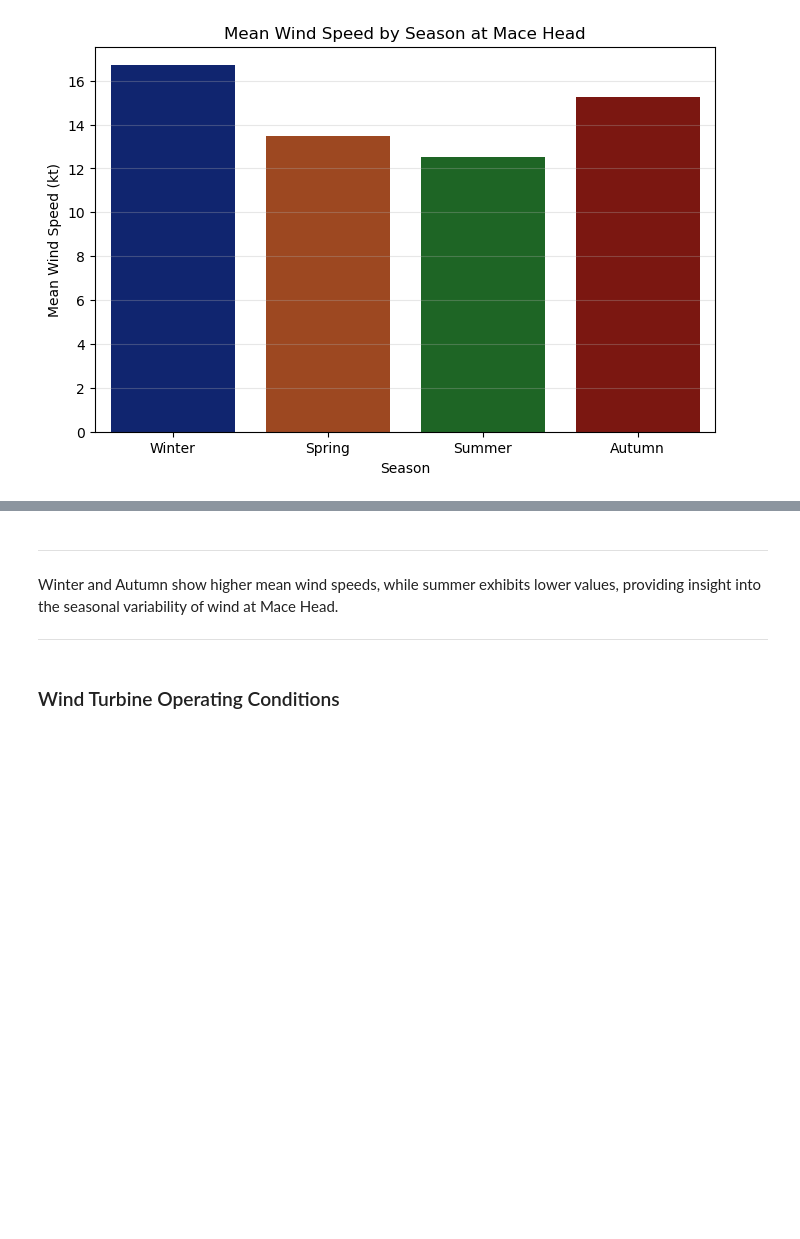
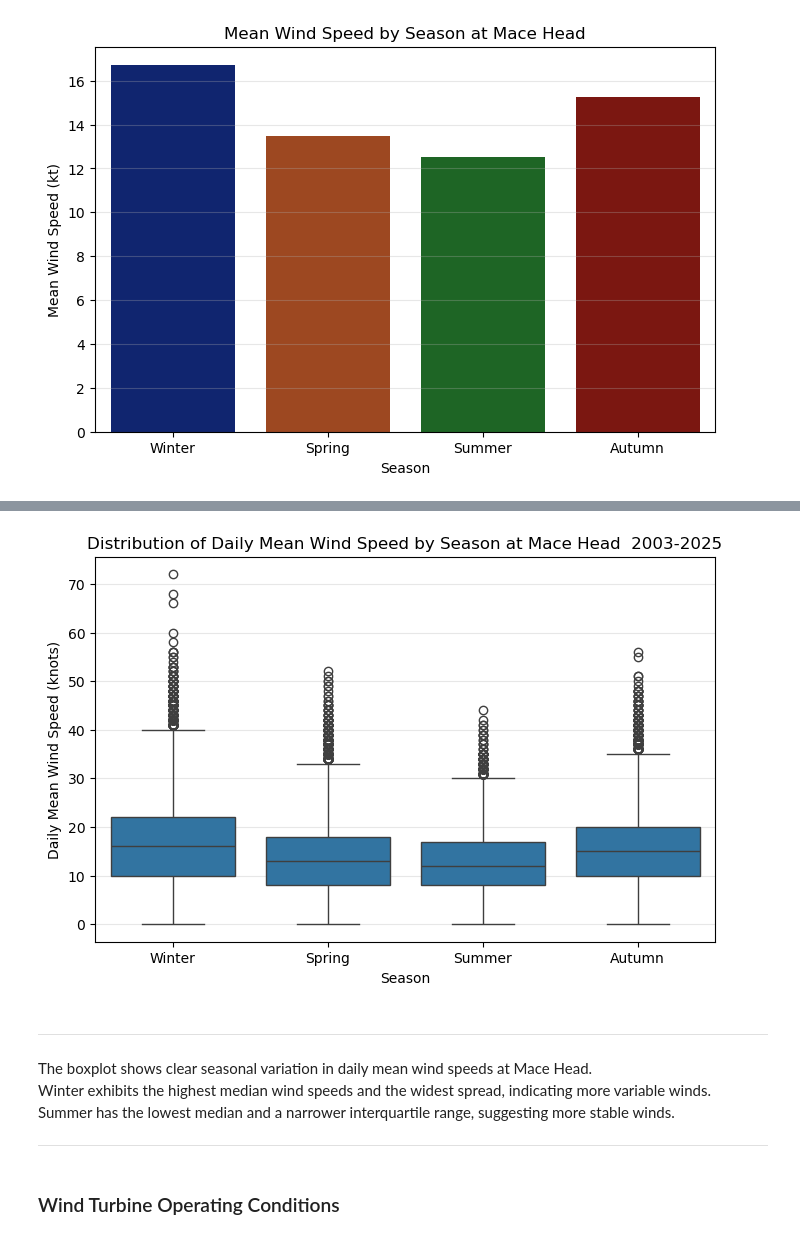
Before and after one commit to Maroua-El-Imame/programming-for-data-analytics, a Jupyter notebook: project/windspeed_analysis_project.ipynb, the cells around one changed output, grey strips where cells are left out. Drawn from its saved outputs; the diff is of its cells as text; code cells hidden in the pictures; blank space fills up the shorter version.

Commit message:
update code with turbine thresholds, add in methods of calcul', analyze seasons add bar & boxplot

```diff
--- a/project/windspeed_analysis_project.ipynb
+++ b/project/windspeed_analysis_project.ipynb
@@ -443,7 +449,27 @@ Passing `palette` without assigning `hue` is deprecated and will be removed in v
+# %%
+# Boxplot
+
+plt.figure(figsize=(8,5))
+sns.boxplot(
+    data=macehead_df,
+    x='season',
+    y='wdsp',
+    order=['Winter', 'Spring', 'Summer', 'Autumn']
+)
+
+plt.xlabel('Season')
+plt.ylabel('Daily Mean Wind Speed (knots)')
+plt.title('Distribution of Daily Mean Wind Speed by Season at Mace Head  2003-2025')
+plt.grid(axis='y', alpha=0.3)
+plt.show()
+# %% [output]
+[figure, added]
 # %% [markdown]
 -----------------
 
-Winter and Autumn show higher mean wind speeds, while summer exhibits lower values, providing insight into the seasonal variability of wind at Mace Head.
+The boxplot shows clear seasonal variation in daily mean wind speeds at Mace Head.
+Winter exhibits the highest median wind speeds and the widest spread, indicating more variable winds.
+Summer has the lowest median and a narrower interquartile range, suggesting more stable winds.
 
 ----------------
 # %% [markdown]
```
Also changed, not shown: parts of 9 cells of this notebook.
